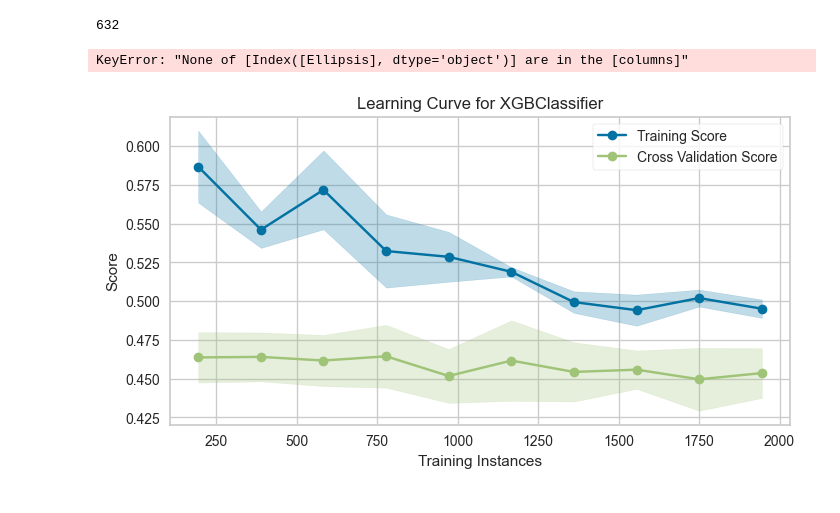
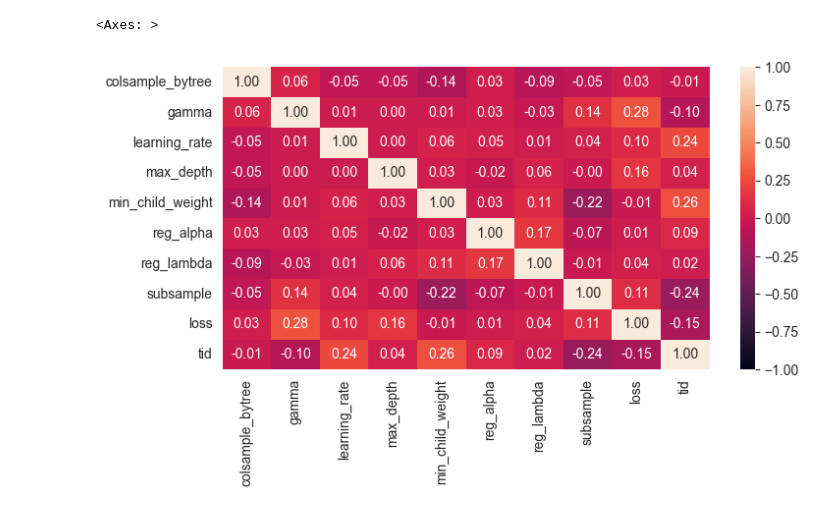
Before and after one commit to kamil0920/aws_football, a Jupyter notebook: local/hypertunning_model.ipynb, the cells around one changed output. Drawn from its saved outputs; the diff is of its cells as text; code cells hidden in the pictures.

Commit message:
experminet wuth hypertunning_model

```diff
--- a/local/hypertunning_model.ipynb
+++ b/local/hypertunning_model.ipynb
@@ -282,12 +266,10 @@ hyper2hr
 # %%
 import seaborn as sns
-# fig, ax = plt.subplots(figsize=(8, 4))
-# sns.heatmap(hyper2hr.corr(method='pearson'),
-#             cmap='RdBu', annot=True, fmt='.2f', vmin=-1, vmax=1, ax=ax
-#            )
 
-(hyper2hr
- .corr(method='pearson')
- .style
- .background_gradient(cmap='RdBu', vmin=-1, vmax=1)
-)
+fig, ax = plt.subplots(figsize=(8, 4))
+sns.heatmap(hyper2hr.corr(method='spearman'),
+             annot=True, fmt='.2f', vmin=-1, vmax=1, ax=ax
+            )
+# %% [output]
+<Axes: >
+[figure, added]
@@ -336,24 +275,0 @@ trial2df(all_trials[0]).sort_values(by='loss', ascending=True).head(10)
-# %%
-# hp.choice('max_depth', np.arange(3, 10, dtype=int))
-
-np.arange(100, 1000)[532]
-# %% [output]
-632
-# %%
-best_hyperparams = {
-    'colsample_bytree': 0.7081361979761758,
-    'gamma': 0.2571517165765498,
-    'learning_rate': 0.28119778222635666,
-    'max_depth': 8,
-    'min_child_weight': 4.574245969603654,
-    'n_estimators': 632,
-    'subsample': 0.698726673847962
-}
-
-# Convert 'max_depth' and 'n_estimators' to integers because XGBoost expects them to be integers
-best_hyperparams['max_depth'] = int(best_hyperparams['max_depth'])
-best_hyperparams['n_estimators'] = int(best_hyperparams['n_estimators'])
-
-f1, model = evaluate_model_opt(X_train, X_val, y_train, y_val, best_hyperparams)
-# %% [output]
-KeyError: "None of [Index([Ellipsis], dtype='object')] are in the [columns]"
@@ -381,26 +275,0 @@ def visualise_learning_curves(X_train, X_val, y_train, y_val, space):
-# %%
-import xgboost as xgb
-import matplotlib.pyplot as plt
-import yellowbrick.model_selection as ms
-
-# Best hyperparameters obtained from Bayesian optimization
-best_hyperparams = {
-    'colsample_bytree': 0.7081361979761758,
-    'gamma': 0.2571517165765498,
-    'learning_rate': 0.28119778222635666,
-    'max_depth': 8,
-    'min_child_weight': 4.574245969603654,
-    'n_estimators': 632,
-    'subsample': 0.698726673847962
-}
-
-# Adjusted hyperparameters to mitigate overfitting
-adjusted_hyperparams = best_hyperparams.copy()
-adjusted_hyperparams['gamma'] = 10  # Increase gamma
-adjusted_hyperparams['max_depth'] = 6  # Decrease max_depth
-adjusted_hyperparams['n_estimators'] = 400  # Decrease n_estimators
-
-
-visualise_learning_curves(X_train, X_val, y_train, y_val, adjusted_hyperparams)
-# %% [output]
-[figure, removed]
```
Also changed, not shown: parts of 19 cells of this notebook.
